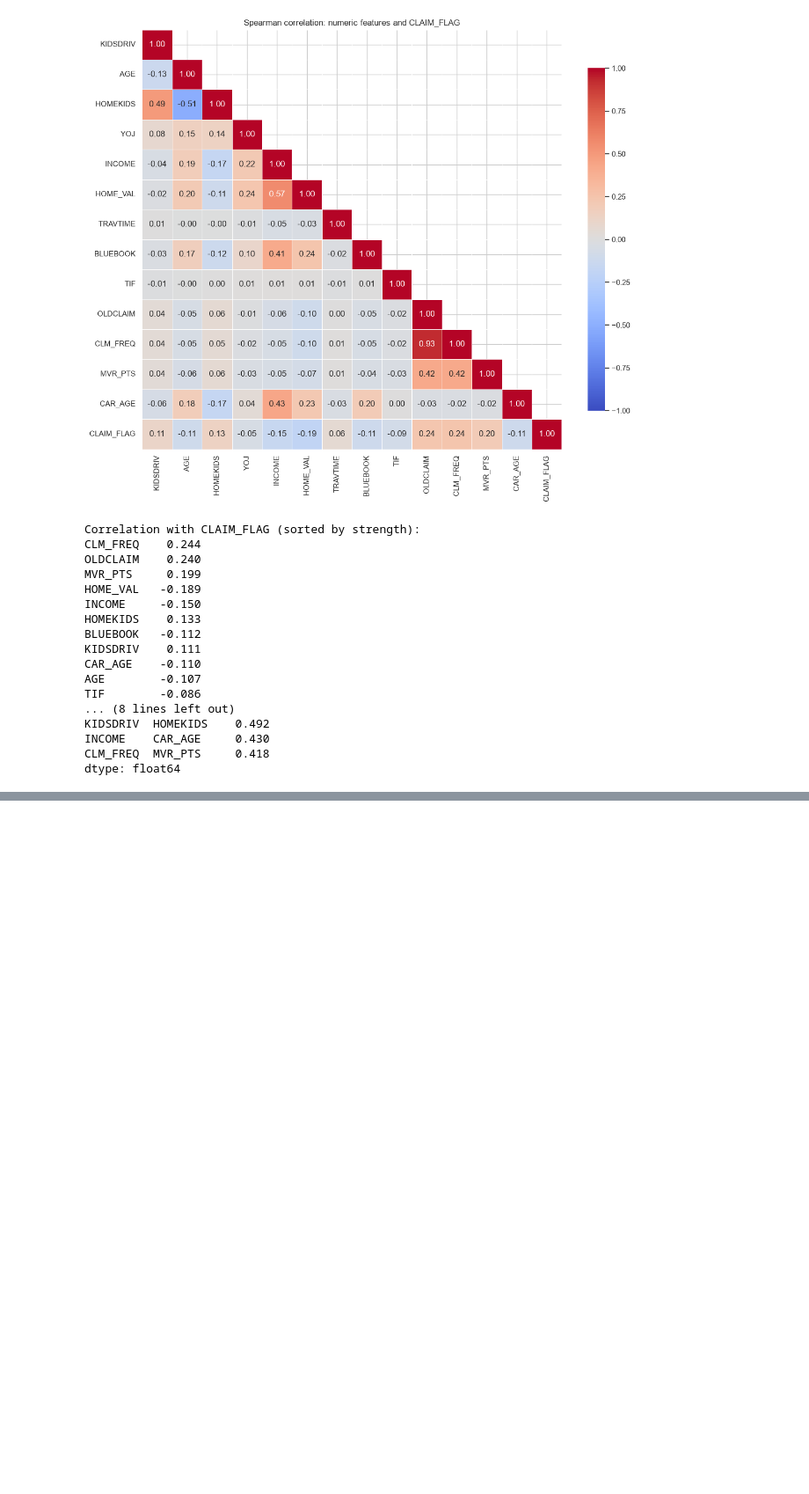
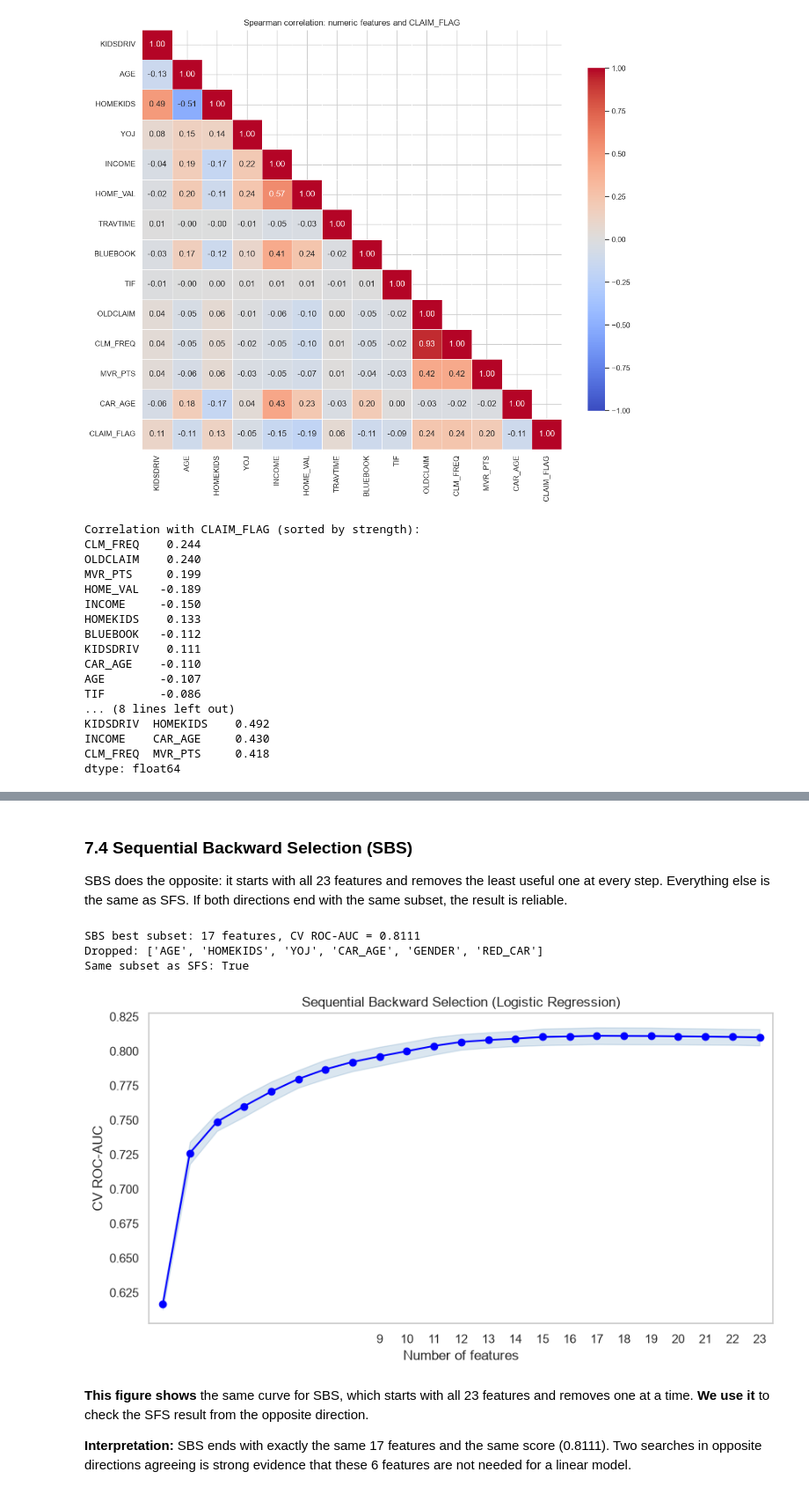
Before and after one commit to MoheebAbusamra/MachineLearning-Classification-Project, a Jupyter notebook: Car_Insurance_Claim_Classification.ipynb, the cells around one changed output, grey strips where cells are left out. Shown at 88% size. Drawn from its saved outputs; the diff is of its cells as text; code cells hidden in the pictures; blank space fills up the shorter version.

```diff
--- a/Car_Insurance_Claim_Classification.ipynb
+++ b/Car_Insurance_Claim_Classification.ipynb
@@ -833,0 +1307,39 @@ dtype: float64
+# %% [markdown]
+### 7.4 Sequential Backward Selection (SBS)
+SBS does the opposite: it starts with all 23 features and removes the least useful one at every step. Everything else is the same as SFS. If both directions end with the same subset, the result is reliable.
+# %%
+sbs = SFS(lr, k_features=(1, len(ALL_FEATURES)), forward=False, scoring="roc_auc",
+          cv=cv, n_jobs=1, feature_groups=feature_groups)
+sbs.fit(X_train_prep, y_train)
+
+selected = set(column_feature[i] for i in sbs.k_feature_idx_)
+SBS_FEATURES = [f for f in ALL_FEATURES if f in selected]
+print("SBS best subset:", len(SBS_FEATURES), "features, CV ROC-AUC =", round(sbs.k_score_, 4))
+print("Dropped:", [f for f in ALL_FEATURES if f not in SBS_FEATURES])
+print("Same subset as SFS:", SBS_FEATURES == SFS_FEATURES)
+
+fig, ax = plot_sfs(sbs.get_metric_dict(), kind="std_err")
+ax.set_xticks(range(1, len(ALL_FEATURES) + 1))
+ax.set_xlim(0.5, len(ALL_FEATURES) + 0.5)
+ax.set_title("Sequential Backward Selection (Logistic Regression)")
+ax.set_xlabel("Number of features")
+ax.set_ylabel("CV ROC-AUC")
+plt.grid()
+plt.show()
+
+with mlflow.start_run(run_name="feature selection - SBS"):
+    mlflow.set_tag("stage", "feature_selection")
+    mlflow.log_params({"estimator": "LogisticRegression", "direction": "backward", "scoring": "roc_auc"})
+    mlflow.log_metric("cv_roc_auc", sbs.k_score_)
+    mlflow.log_metric("n_features", len(SBS_FEATURES))
+    mlflow.log_figure(fig, "feature_selection/sbs.png")
+    mlflow.log_text("\n".join(SBS_FEATURES), "feature_selection/sbs_features.txt")
+# %% [output]
+SBS best subset: 17 features, CV ROC-AUC = 0.8111
+Dropped: ['AGE', 'HOMEKIDS', 'YOJ', 'CAR_AGE', 'GENDER', 'RED_CAR']
+Same subset as SFS: True
+[figure, added]
+# %% [markdown]
+**This figure shows** the same curve for SBS, which starts with all 23 features and removes one at a time. **We use it** to check the SFS result from the opposite direction.
+
+**Interpretation:** SBS ends with exactly the same 17 features and the same score (0.8111). Two searches in opposite directions agreeing is strong evidence that these 6 features are not needed for a linear model.
```
Also changed, not shown: parts of 133 cells of this notebook, 1 other file.
